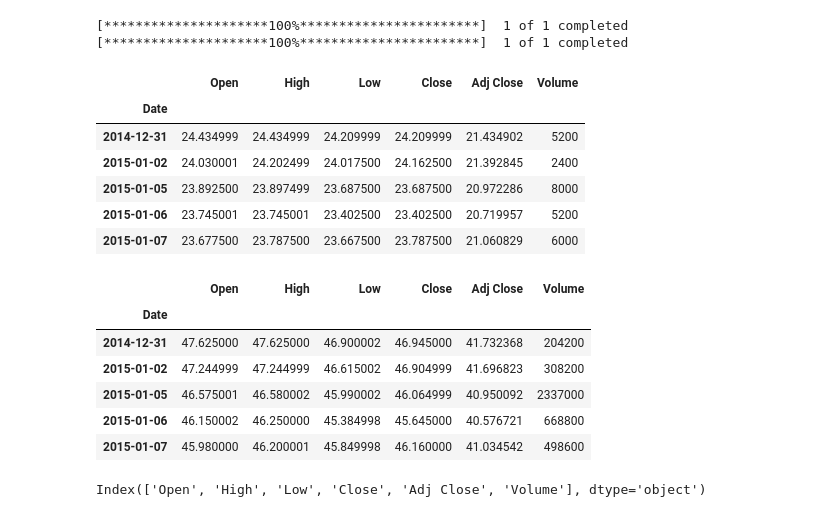
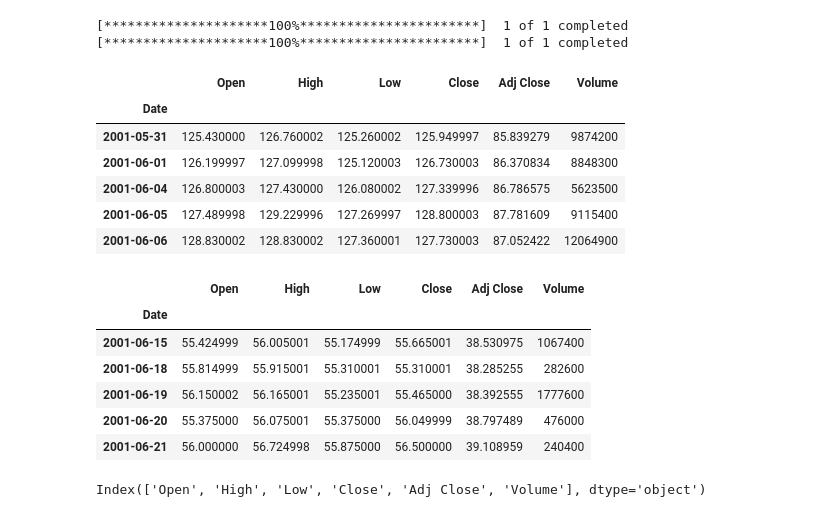
Before and after one commit to Rsych/Finance-Portfolio-Maker, a Jupyter notebook: Financial data analysis with Pandas and Yfinance.ipynb, the cells around one changed output. Cells and saved outputs as stored; diff of their text form; code cells hidden in the pictures.

```diff
--- a/Financial data analysis with Pandas and Yfinance.ipynb
+++ b/Financial data analysis with Pandas and Yfinance.ipynb
@@ -18,30 +19,30 @@ Recently I've been investing in US stocks market, I was investing in penny stock
 So I've decided to invest in stock index. Let's find out which way is better to invest in S&P 500 or US total stock market.
 # %%
 # Load data
-splg = pdr.get_data_yahoo('SPLG', start = '2015-01-01') # S&P 500
-itot = pdr.get_data_yahoo('ITOT', start = '2015-01-01') # US total stock market
+spy = pdr.get_data_yahoo('SPY', start = '2001-06-01') # S&P 500
+vti = pdr.get_data_yahoo('VTI', start = '2001-06-01') # US total stock market
 # %% [output]
 [*********************100%***********************]  1 of 1 completed
 [*********************100%***********************]  1 of 1 completed
 # %%
-splg.head(5)
+spy.head(5)
 # %% [output]
 |  | Open | High | Low | Close | Adj Close | Volume |
 | Date |  |  |  |  |  |  |
-| 2014-12-31 | 24.434999 | 24.434999 | 24.209999 | 24.209999 | 21.434902 | 5200 |
-| 2015-01-02 | 24.030001 | 24.202499 | 24.017500 | 24.162500 | 21.392845 | 2400 |
-| 2015-01-05 | 23.892500 | 23.897499 | 23.687500 | 23.687500 | 20.972286 | 8000 |
-| 2015-01-06 | 23.745001 | 23.745001 | 23.402500 | 23.402500 | 20.719957 | 5200 |
-| 2015-01-07 | 23.677500 | 23.787500 | 23.667500 | 23.787500 | 21.060829 | 6000 |
+| 2001-05-31 | 125.430000 | 126.760002 | 125.260002 | 125.949997 | 85.839279 | 9874200 |
+| 2001-06-01 | 126.199997 | 127.099998 | 125.120003 | 126.730003 | 86.370834 | 8848300 |
+| 2001-06-04 | 126.800003 | 127.430000 | 126.080002 | 127.339996 | 86.786575 | 5623500 |
+| 2001-06-05 | 127.489998 | 129.229996 | 127.269997 | 128.800003 | 87.781609 | 9115400 |
+| 2001-06-06 | 128.830002 | 128.830002 | 127.360001 | 127.730003 | 87.052422 | 12064900 |
 # %%
-itot.head(5)
+vti.head(5)
 # %% [output]
 |  | Open | High | Low | Close | Adj Close | Volume |
 | Date |  |  |  |  |  |  |
-| 2014-12-31 | 47.625000 | 47.625000 | 46.900002 | 46.945000 | 41.732368 | 204200 |
-| 2015-01-02 | 47.244999 | 47.244999 | 46.615002 | 46.904999 | 41.696823 | 308200 |
-| 2015-01-05 | 46.575001 | 46.580002 | 45.990002 | 46.064999 | 40.950092 | 2337000 |
-| 2015-01-06 | 46.150002 | 46.250000 | 45.384998 | 45.645000 | 40.576721 | 668800 |
-| 2015-01-07 | 45.980000 | 46.200001 | 45.849998 | 46.160000 | 41.034542 | 498600 |
+| 2001-06-15 | 55.424999 | 56.005001 | 55.174999 | 55.665001 | 38.530975 | 1067400 |
+| 2001-06-18 | 55.814999 | 55.915001 | 55.310001 | 55.310001 | 38.285255 | 282600 |
+| 2001-06-19 | 56.150002 | 56.165001 | 55.235001 | 55.465000 | 38.392555 | 1777600 |
+| 2001-06-20 | 55.375000 | 56.075001 | 55.375000 | 56.049999 | 38.797489 | 476000 |
+| 2001-06-21 | 56.000000 | 56.724998 | 55.875000 | 56.500000 | 39.108959 | 240400 |
 # %%
 # drop Volume
```
Also changed, not shown: parts of 12 cells of this notebook.
